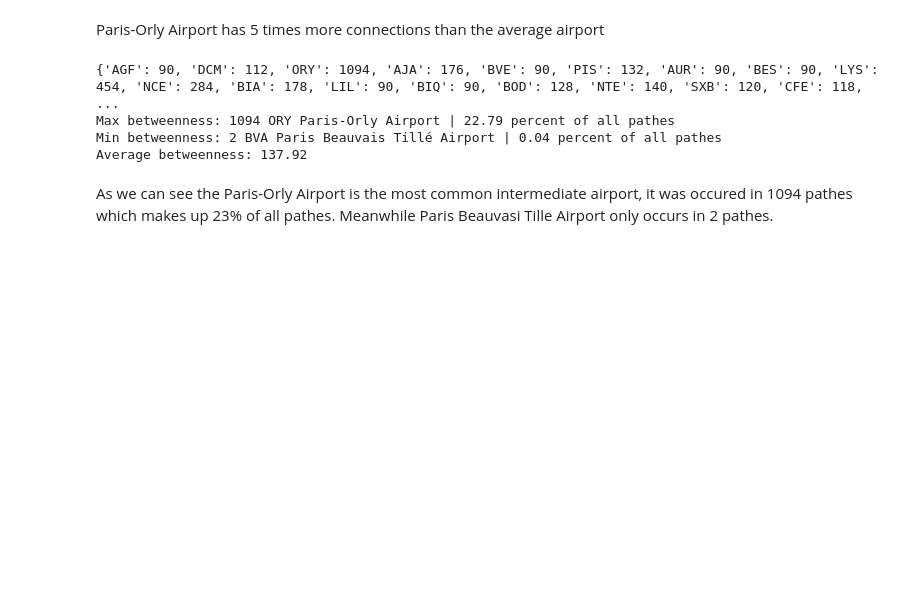
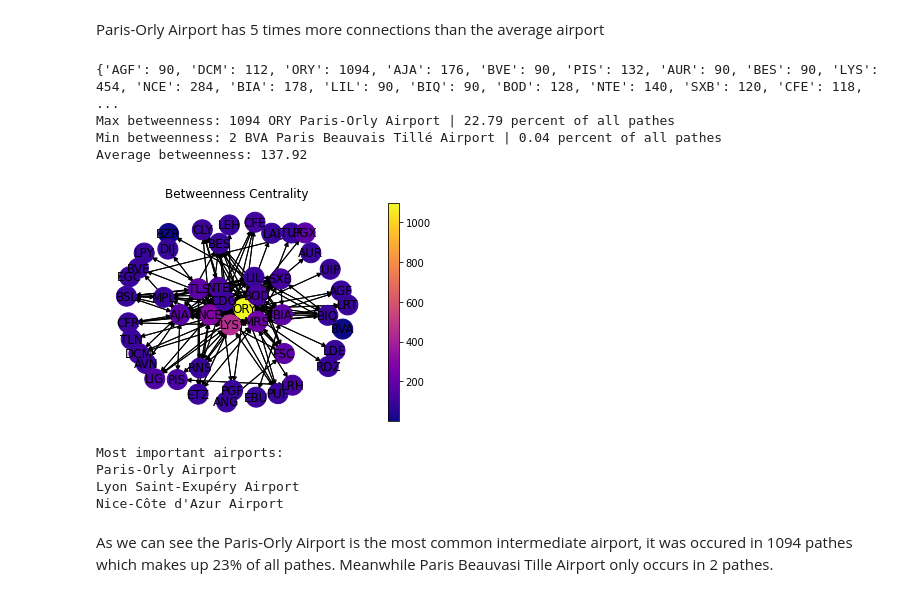
Before and after one commit to Asif-Mammadov/airports-network-analysis, a Jupyter notebook: report.ipynb, the cells around one changed output. Saved outputs shown, nothing was run; the diff lists cells and outputs as text; code cells hidden in the pictures; blank space fills up the shorter version.

```diff
--- a/report.ipynb
+++ b/report.ipynb
@@ -260,6 +288,20 @@ print("Average betweenness: %.2f" % (total_between/length_between))
 Max betweenness: 1094 ORY Paris-Orly Airport | 22.79 percent of all pathes
 Min betweenness: 2 BVA Paris Beauvais Tillé Airport | 0.04 percent of all pathes
 Average betweenness: 137.92
+# %%
+draw(G, pos, between_c, 'Betweenness Centrality')
+# %% [output]
+[figure, added]
+# %%
+print("Most important airports:")
+print(airport_name_from_iata(filtered_regional_airports, 'ORY'))
+print(airport_name_from_iata(filtered_regional_airports,'LYS'))
+print(airport_name_from_iata(filtered_regional_airports, 'NCE'))
+# %% [output]
+Most important airports:
+Paris-Orly Airport
+Lyon Saint-Exupéry Airport
+Nice-Côte d'Azur Airport
 # %% [markdown]
 As we can see the Paris-Orly Airport is the most common intermediate airport, it was occured in 1094 pathes which makes up 23% of all pathes.
 Meanwhile Paris Beauvasi Tille Airport only occurs in 2 pathes.
```
Also changed, not shown: parts of 9 cells of this notebook, 1 other file.
